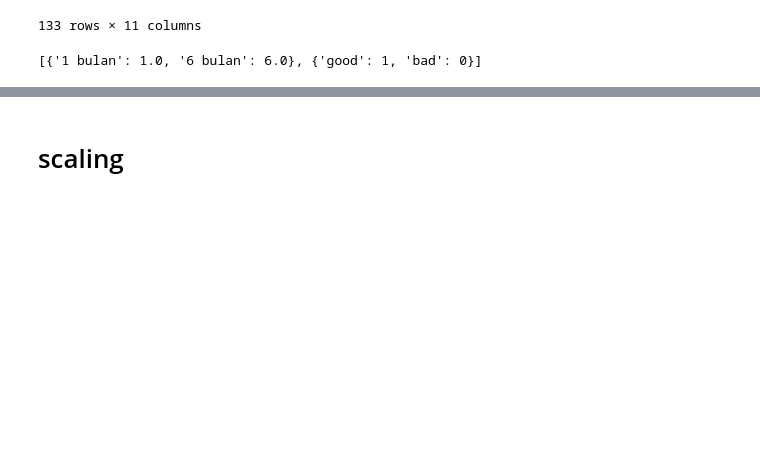
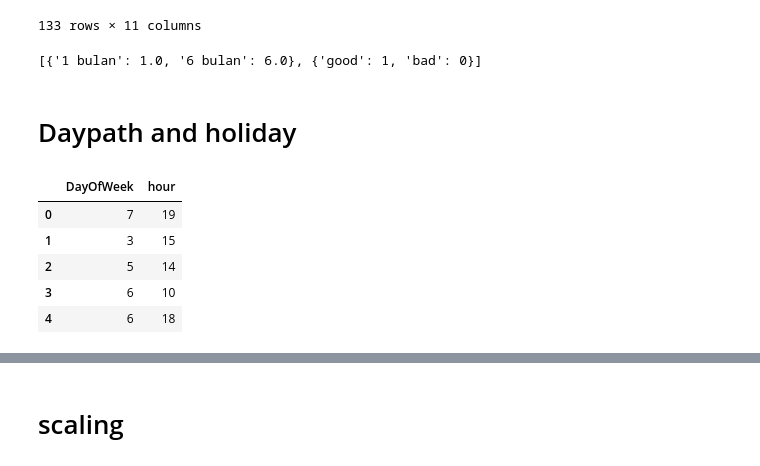
Before and after one commit to imanursar/Machine-Learning-Notes, a Jupyter notebook: Custom Function/Feature Engineering Function.ipynb, the cells around one changed output, grey strips where cells are left out. Saved outputs shown, nothing was run; the diff lists cells and outputs as text; code cells hidden in the pictures; blank space fills up the shorter version.

```diff
--- a/Custom Function/Feature Engineering Function.ipynb
+++ b/Custom Function/Feature Engineering Function.ipynb
@@ -319,3 +319,8 @@ data
 inv_dic
 # %% [output]
 [{'1 bulan': 1.0, '6 bulan': 6.0}, {'good': 1, 'bad': 0}]
+# %% [markdown]
+# Daypath and holiday
+# %%
+train_df = pd.read_csv(f'E:/gitlab/machine-learning/dataset/flight_delays_train.csv.zip')
+test_df = pd.read_csv(f'E:/gitlab/machine-learning/dataset/flight_delays_test.csv.zip')
@@ -321,0 +332,11 @@ inv_dic
+# %%
+full_df = pd.concat([train_df.drop('dep_delayed_15min', axis=1), test_df])
+full_df = feature_eng(full_df[["DepTime","DayOfWeek"]])
+full_df.head()
+# %% [output]
+|  | DayOfWeek | hour |
+| 0 | 7 | 19 |
+| 1 | 3 | 15 |
+| 2 | 5 | 14 |
+| 3 | 6 | 10 |
+| 4 | 6 | 18 |
```
Also changed, not shown: parts of 4 cells of this notebook.
